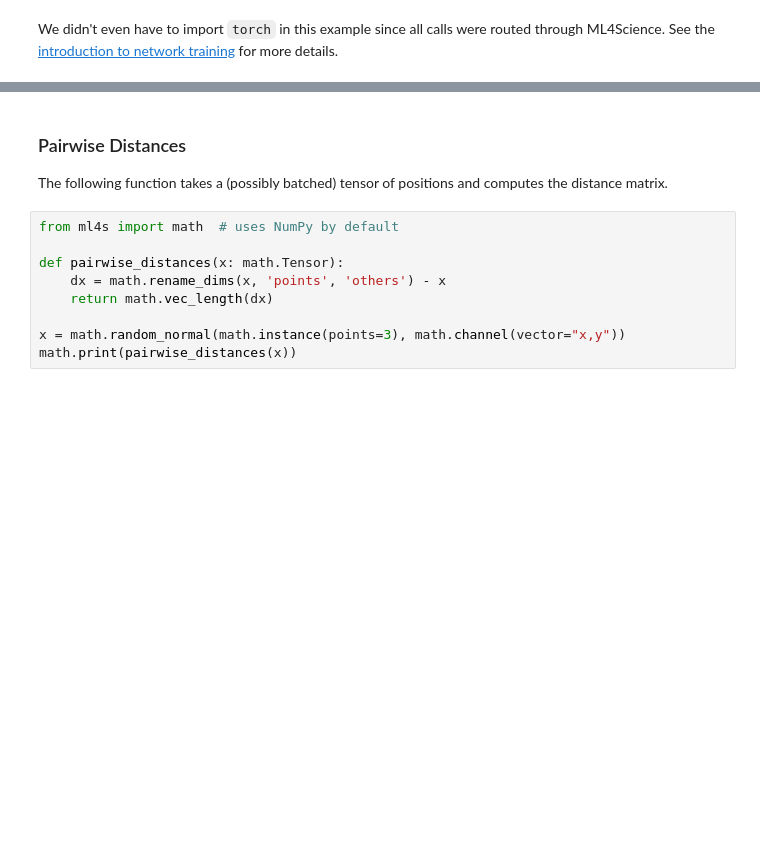
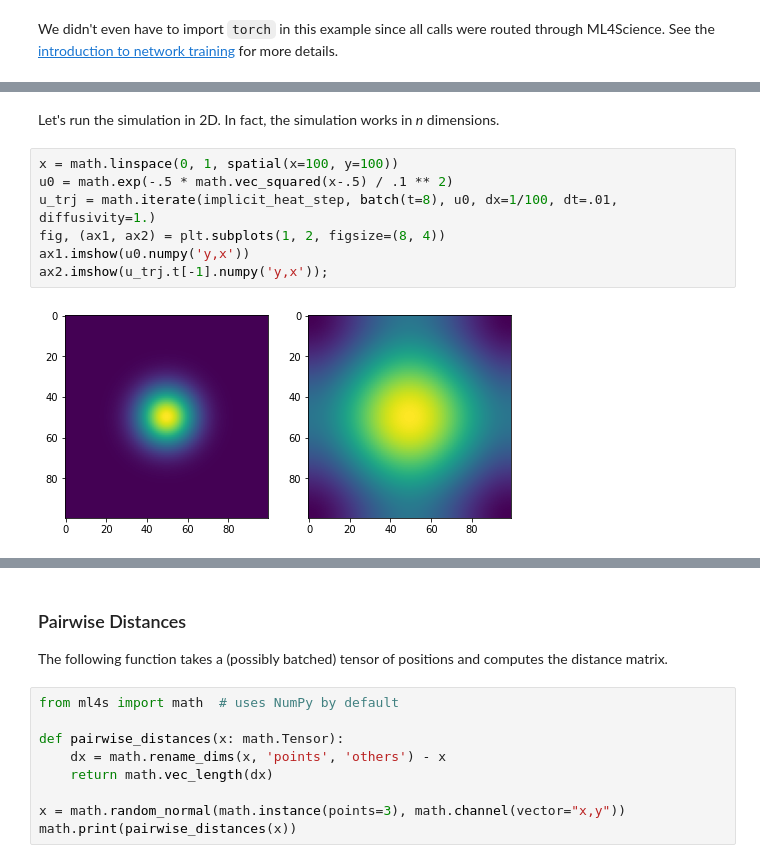
Before and after one commit to tum-pbs/PhiML, a Jupyter notebook: docs/Examples.ipynb, the cells around one changed output, grey strips where cells are left out. Saved outputs shown, nothing was run; the diff lists cells and outputs as text; blank space fills up the shorter version.

```diff
--- a/docs/Examples.ipynb
+++ b/docs/Examples.ipynb
@@ -35,0 +82,11 @@ See the [introduction to network training](Networks.html) for more details.
+# %% [markdown]
+Let's run the simulation in 2D. In fact, the simulation works in *n* dimensions.
+# %%
+x = math.linspace(0, 1, spatial(x=100, y=100))
+u0 = math.exp(-.5 * math.vec_squared(x-.5) / .1 ** 2)
+u_trj = math.iterate(implicit_heat_step, batch(t=8), u0, dx=1/100, dt=.01, diffusivity=1.)
+fig, (ax1, ax2) = plt.subplots(1, 2, figsize=(8, 4))
+ax1.imshow(u0.numpy('y,x'))
+ax2.imshow(u_trj.t[-1].numpy('y,x'));
+# %% [output]
+[figure, added]
```
Also changed, not shown: parts of 18 cells of this notebook.
